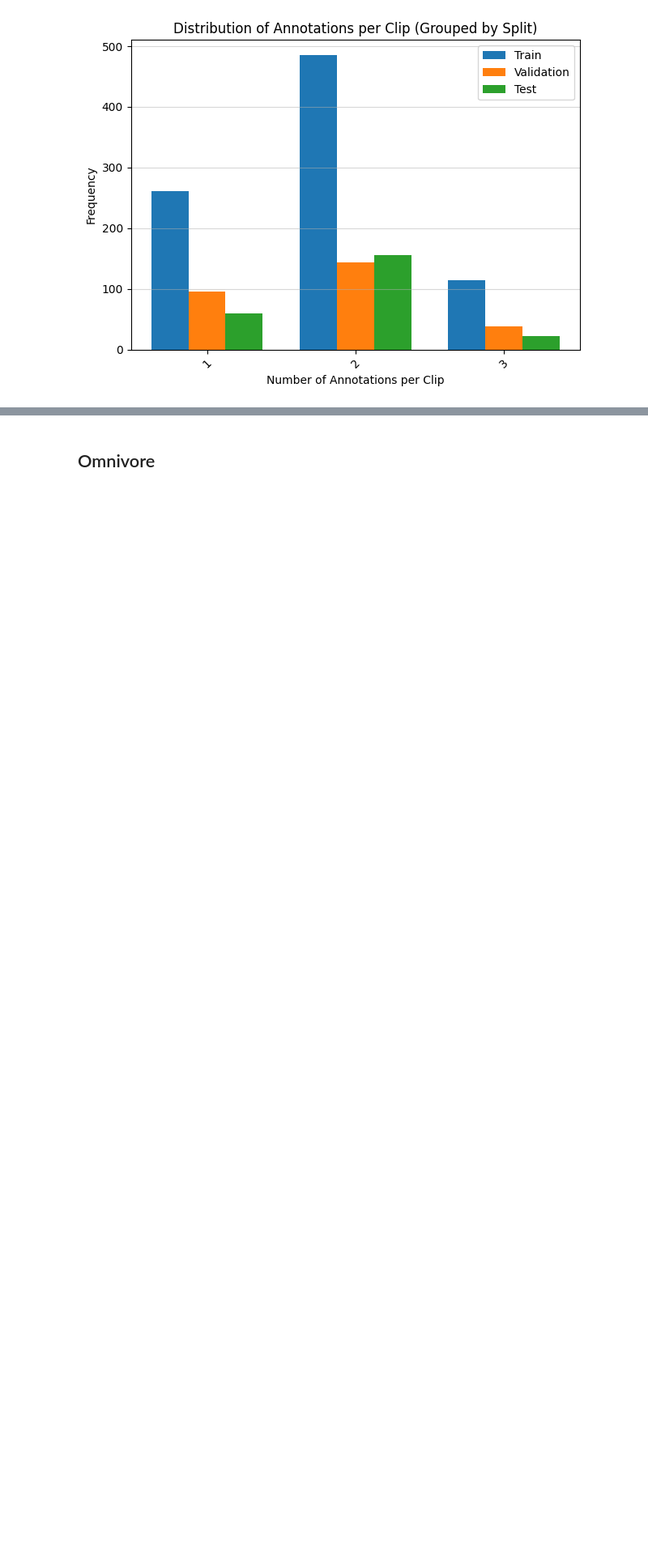
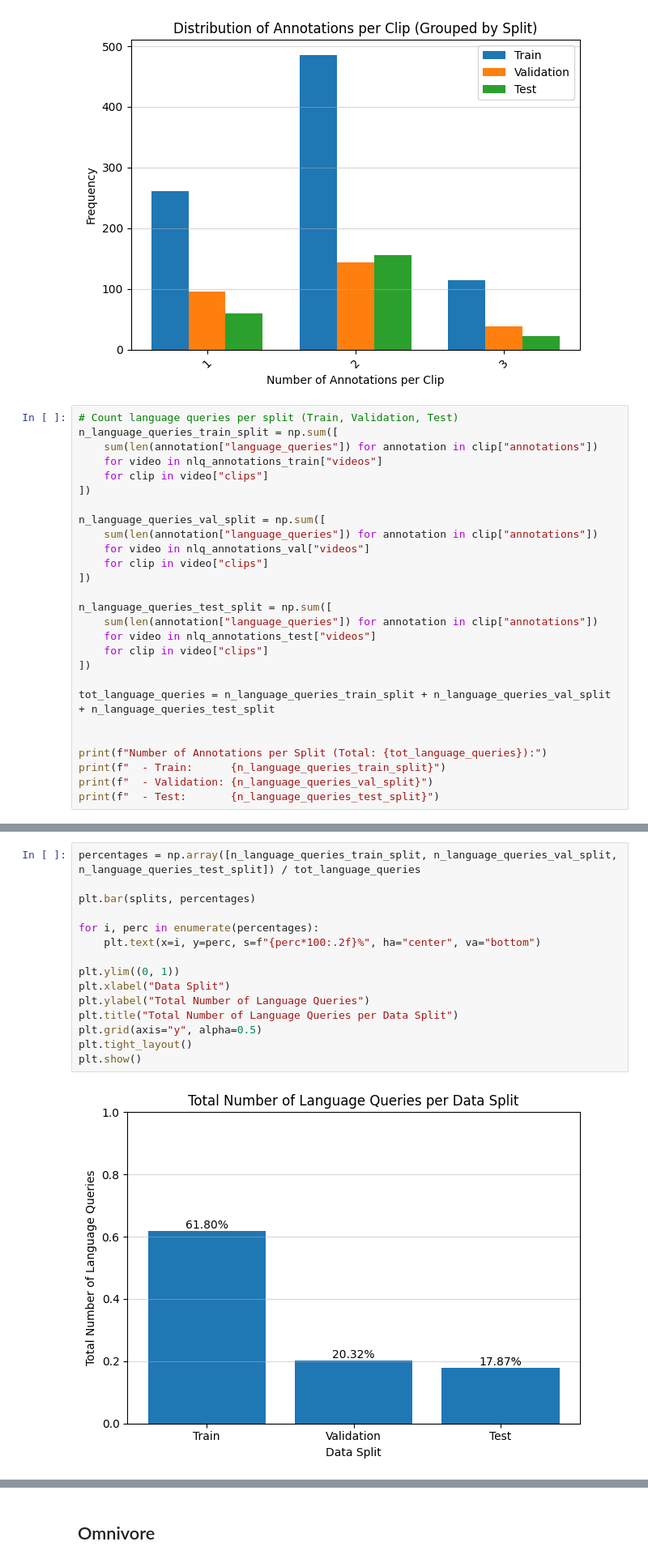
Before and after one commit to AndreaLolli2912/ARDA-VSLNet-FiLM-Enhanced-Knowledge-Distillation-for-Efficient-NLQ-Localization-in-Ego4D-Videos, a Jupyter notebook: notebooks/data_exploration.ipynb, the cells around one changed output, grey strips where cells are left out. Shown at 81% size. Drawn from its saved outputs; the diff is of its cells as text; blank space fills up the shorter version.

Commit message:
language queries distribution across datasplits

```diff
--- a/notebooks/data_exploration.ipynb
+++ b/notebooks/data_exploration.ipynb
@@ -692,3 +692,30 @@ plt.tight_layout()
 plt.show()
 # %% [output]
 [figure]
+# %%
+# Count language queries per split (Train, Validation, Test)
+n_language_queries_train_split = np.sum([
+    sum(len(annotation["language_queries"]) for annotation in clip["annotations"])
+    for video in nlq_annotations_train["videos"]
+    for clip in video["clips"]
+])
+
+n_language_queries_val_split = np.sum([
+    sum(len(annotation["language_queries"]) for annotation in clip["annotations"])
+    for video in nlq_annotations_val["videos"]
+    for clip in video["clips"]
+])
+
+n_language_queries_test_split = np.sum([
+    sum(len(annotation["language_queries"]) for annotation in clip["annotations"])
+    for video in nlq_annotations_test["videos"]
+    for clip in video["clips"]
+])
+
+tot_language_queries = n_language_queries_train_split + n_language_queries_val_split + n_language_queries_test_split
+
+
+print(f"Number of Annotations per Split (Total: {tot_language_queries}):")
+print(f"  - Train:      {n_language_queries_train_split}")
+print(f"  - Validation: {n_language_queries_val_split}")
+print(f"  - Test:       {n_language_queries_test_split}")
@@ -694,0 +727,17 @@ plt.show()
+# %%
+percentages = np.array([n_language_queries_train_split, n_language_queries_val_split, n_language_queries_test_split]) / tot_language_queries
+
+plt.bar(splits, percentages)
+
+for i, perc in enumerate(percentages):
+    plt.text(x=i, y=perc, s=f"{perc*100:.2f}%", ha="center", va="bottom")
+
+plt.ylim((0, 1))
+plt.xlabel("Data Split")
+plt.ylabel("Total Number of Language Queries")
+plt.title("Total Number of Language Queries per Data Split")
+plt.grid(axis="y", alpha=0.5)
+plt.tight_layout()
+plt.show()
+# %% [output]
+[figure, added]
```
Also changed, not shown: parts of 3 cells of this notebook.
